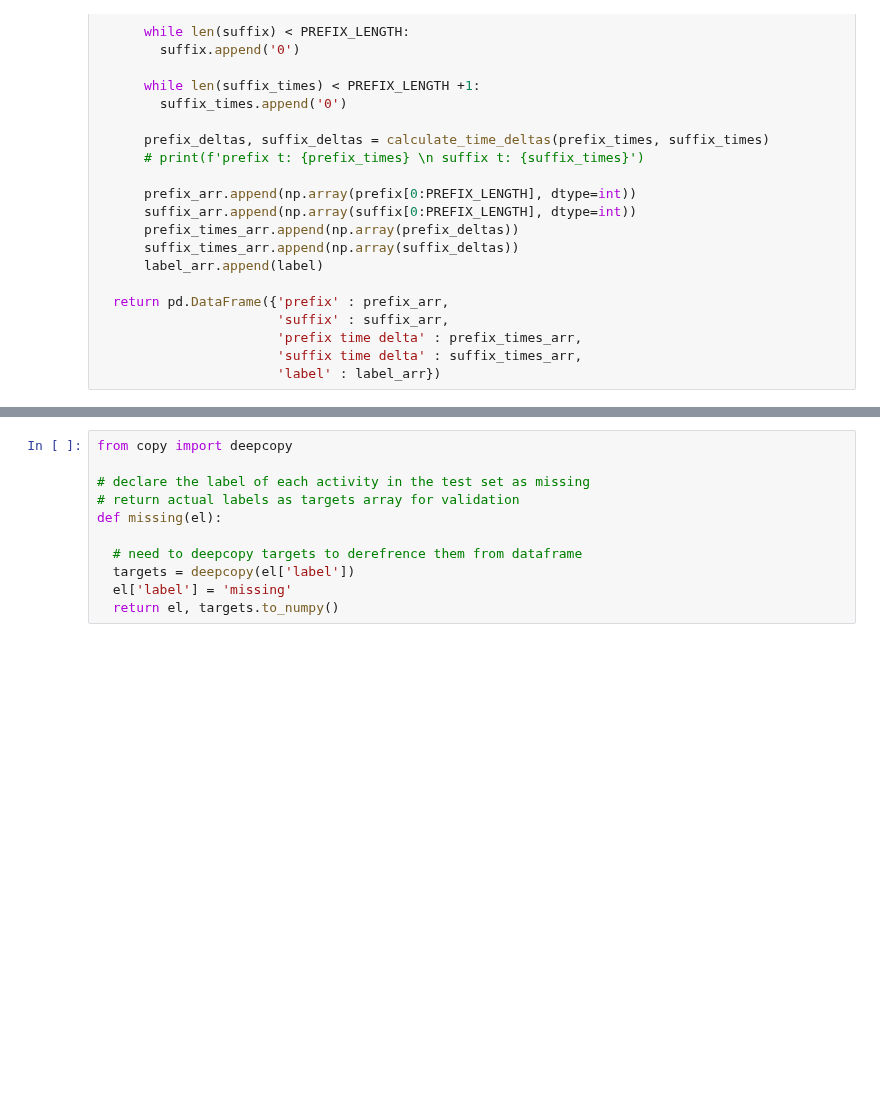
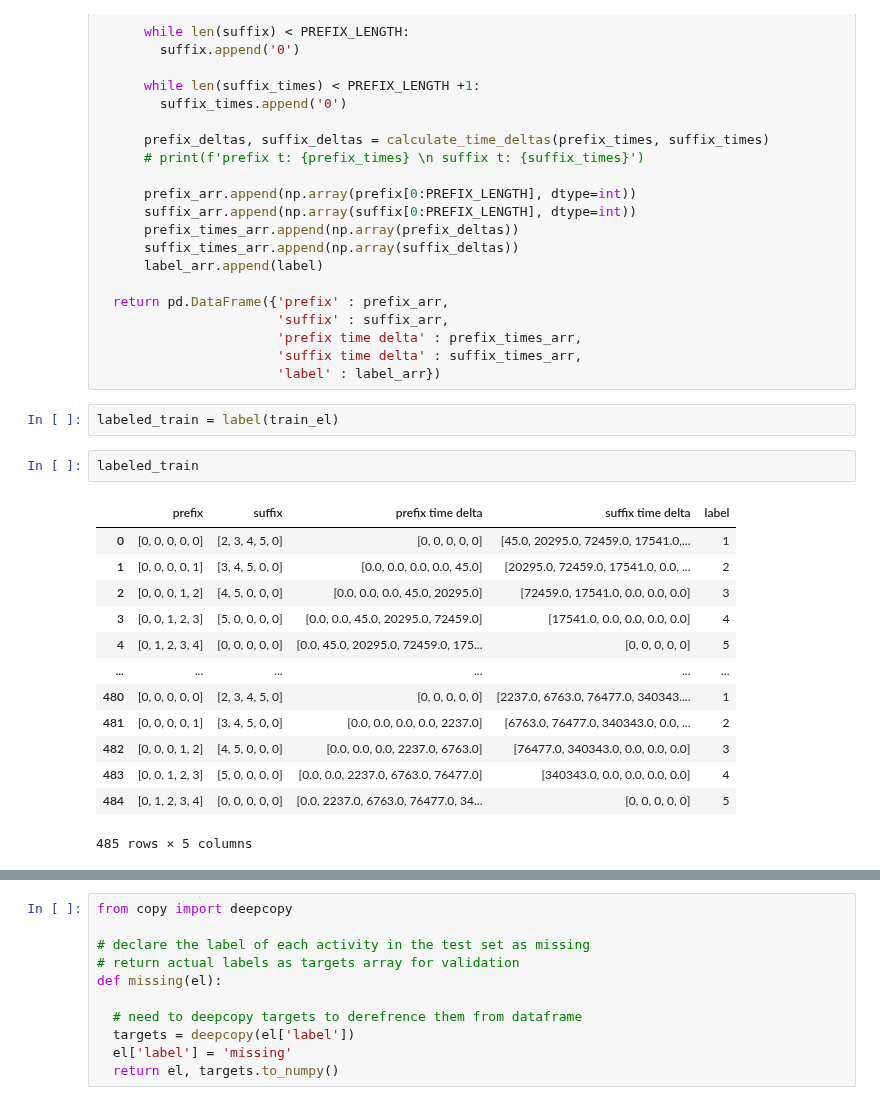
Before and after one commit to adamzbikowski/Process-Mining-Dissertation, a Jupyter notebook: activity_pipeline.ipynb, the cells around one changed output, grey strips where cells are left out. Cells and saved outputs as stored; diff of their text form; blank space fills up the shorter version.

```diff
--- a/activity_pipeline.ipynb
+++ b/activity_pipeline.ipynb
@@ -362,3 +384,21 @@ def label(el):
                        'prefix time delta' : prefix_times_arr,
                        'suffix time delta' : suffix_times_arr,
                        'label' : label_arr})
+# %%
+labeled_train = label(train_el)
+# %%
+labeled_train
+# %% [output]
+|  | prefix | suffix | prefix time delta | suffix time delta | label |
+| 0 | [0, 0, 0, 0, 0] | [2, 3, 4, 5, 0] | [0, 0, 0, 0, 0] | [45.0, 20295.0, 72459.0, 17541.0,... | 1 |
+| 1 | [0, 0, 0, 0, 1] | [3, 4, 5, 0, 0] | [0.0, 0.0, 0.0, 0.0, 45.0] | [20295.0, 72459.0, 17541.0, 0.0, ... | 2 |
+| 2 | [0, 0, 0, 1, 2] | [4, 5, 0, 0, 0] | [0.0, 0.0, 0.0, 45.0, 20295.0] | [72459.0, 17541.0, 0.0, 0.0, 0.0] | 3 |
+| 3 | [0, 0, 1, 2, 3] | [5, 0, 0, 0, 0] | [0.0, 0.0, 45.0, 20295.0, 72459.0] | [17541.0, 0.0, 0.0, 0.0, 0.0] | 4 |
+| 4 | [0, 1, 2, 3, 4] | [0, 0, 0, 0, 0] | [0.0, 45.0, 20295.0, 72459.0, 175... | [0, 0, 0, 0, 0] | 5 |
+| ... | ... | ... | ... | ... | ... |
+| 480 | [0, 0, 0, 0, 0] | [2, 3, 4, 5, 0] | [0, 0, 0, 0, 0] | [2237.0, 6763.0, 76477.0, 340343.... | 1 |
+| 481 | [0, 0, 0, 0, 1] | [3, 4, 5, 0, 0] | [0.0, 0.0, 0.0, 0.0, 2237.0] | [6763.0, 76477.0, 340343.0, 0.0, ... | 2 |
+| 482 | [0, 0, 0, 1, 2] | [4, 5, 0, 0, 0] | [0.0, 0.0, 0.0, 2237.0, 6763.0] | [76477.0, 340343.0, 0.0, 0.0, 0.0] | 3 |
+| 483 | [0, 0, 1, 2, 3] | [5, 0, 0, 0, 0] | [0.0, 0.0, 2237.0, 6763.0, 76477.0] | [340343.0, 0.0, 0.0, 0.0, 0.0] | 4 |
+| 484 | [0, 1, 2, 3, 4] | [0, 0, 0, 0, 0] | [0.0, 2237.0, 6763.0, 76477.0, 34... | [0, 0, 0, 0, 0] | 5 |
+485 rows × 5 columns
```
Also changed, not shown: parts of 14 cells of this notebook.
